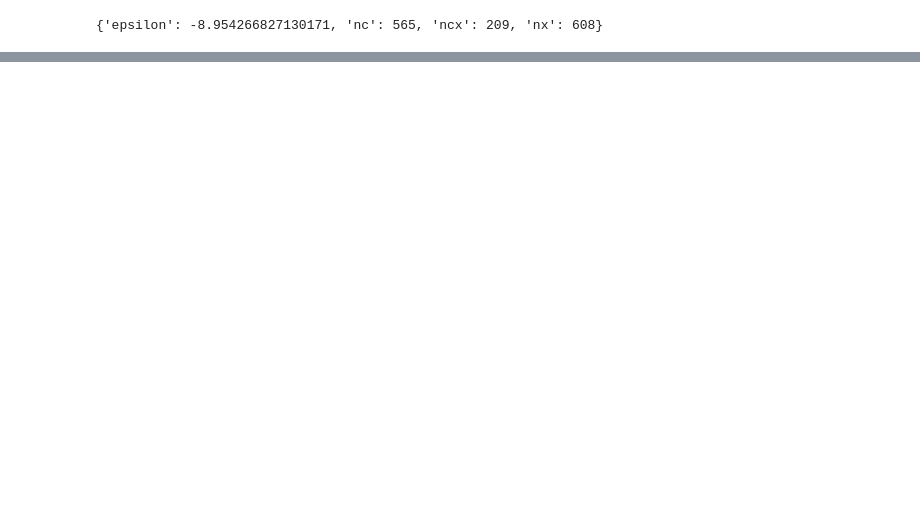
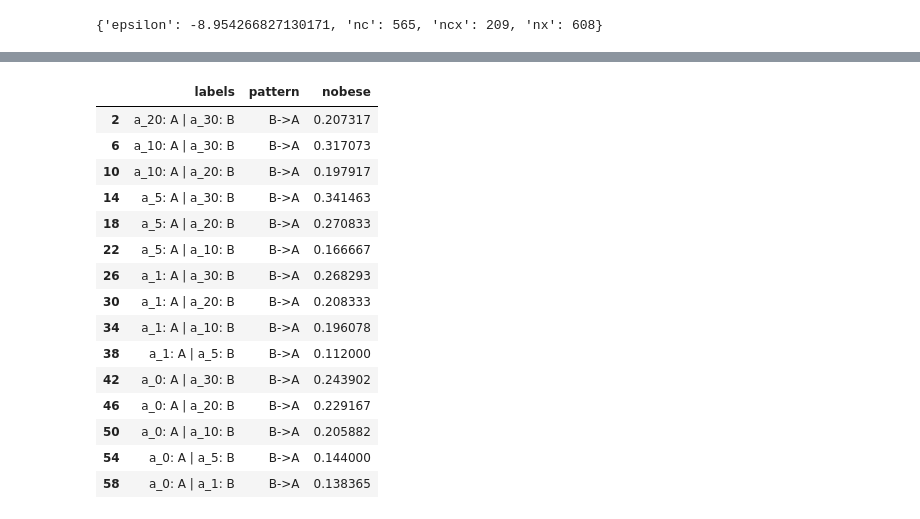
Before and after one commit to vicalbiter/histories, a Jupyter notebook: HistCreation - v1.1.ipynb, the cells around one changed output, grey strips where cells are left out. Saved outputs shown, nothing was run; the diff lists cells and outputs as text; code cells hidden in the pictures; blank space fills up the shorter version.

Commit message:
Add functions to calculate transition probabilities in a certain pattern history

```diff
--- a/HistCreation - v1.1.ipynb
+++ b/HistCreation - v1.1.ipynb
@@ -165,0 +223,8 @@ ndata[ndata.Obesity == 1]
+# %%
+# Non Obese vs. Obese
+# Get probabilities from both groups into a single DF
+tp_ob = transitionProbabilities("ejer", ndata[ndata.Obesity == 0])
+tp_obc = transitionProbabilities("ejer", ndata[ndata.Obesity == 1])
+tp_ob["probsc"] = tp_obc.loc[:, "probs"]
+tp_ob = tp_obc.rename(columns={"probs":"nobese", "probsc":"obese"})
+tp_obc.to_csv(path_or_buf="ejer_obese_vs_nobese.csv", index=False)
@@ -165,0 +238,19 @@ ndata[ndata.Obesity == 1]
+# %%
+tp_ob[tp_ob.pattern == "B->A"]
+# %% [output]
+|  | labels | pattern | nobese |
+| 2 | a_20: A | a_30: B | B->A | 0.207317 |
+| 6 | a_10: A | a_30: B | B->A | 0.317073 |
+| 10 | a_10: A | a_20: B | B->A | 0.197917 |
+| 14 | a_5: A | a_30: B | B->A | 0.341463 |
+| 18 | a_5: A | a_20: B | B->A | 0.270833 |
+| 22 | a_5: A | a_10: B | B->A | 0.166667 |
+| 26 | a_1: A | a_30: B | B->A | 0.268293 |
+| 30 | a_1: A | a_20: B | B->A | 0.208333 |
+| 34 | a_1: A | a_10: B | B->A | 0.196078 |
+| 38 | a_1: A | a_5: B | B->A | 0.112000 |
+| 42 | a_0: A | a_30: B | B->A | 0.243902 |
+| 46 | a_0: A | a_20: B | B->A | 0.229167 |
+| 50 | a_0: A | a_10: B | B->A | 0.205882 |
+| 54 | a_0: A | a_5: B | B->A | 0.144000 |
+| 58 | a_0: A | a_1: B | B->A | 0.138365 |
```
Also changed, not shown: parts of 9 cells of this notebook, 4 other files.
